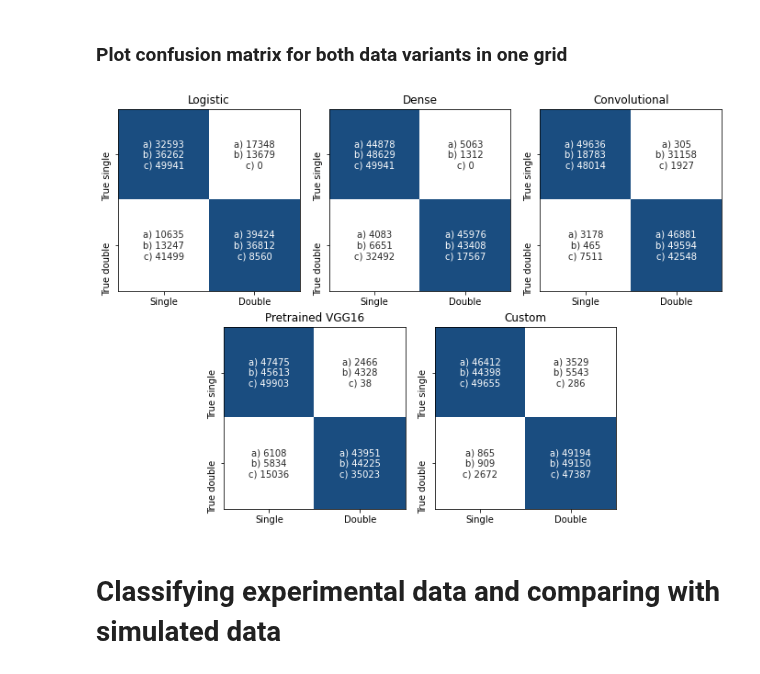
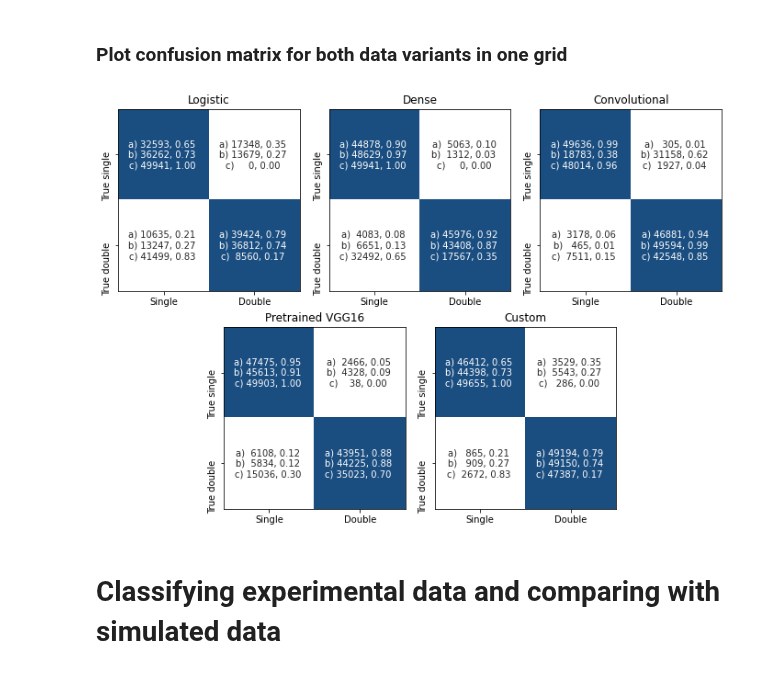
Before and after one commit to geirtul/master_analysis, a Jupyter notebook: notebooks/results/classification_simulated.ipynb, the cells around one changed output. Saved outputs shown, nothing was run; the diff lists cells and outputs as text; code cells hidden in the pictures.

```diff
--- a/notebooks/results/classification_simulated.ipynb
+++ b/notebooks/results/classification_simulated.ipynb
@@ -660,8 +738,7 @@ with open(fname, "w") as fp:
 # %% [markdown]
 ### Plot confusion matrix for both data variants in one grid
 # %%
-
-cm_log = all_test.loc['Logistic'][2:].values
+##### cm_log = all_test.loc['Logistic'][2:].values
 cm_dense = all_test.loc['Dense'][2:].values
 cm_cnn = all_test.loc['Convolutional'][2:].values
 cm_pretrained = all_test.loc['Pretrained VGG16'][2:].values
@@ -680,48 +757,76 @@ cm_pretrained_imbalanced = all_test_imbalanced.loc['Pretrained VGG16'][2:].value
 cm_custom_imbalanced = all_test_imbalanced.loc['Custom'][2:].values
 
 # Ratio calculations
-tot_test = test_images.shape[0]
+s_idx, d_idx, c_idx = event_indices(test_positions)
+tot_test = np.array([len(s_idx), len(d_idx), len(s_idx), len(d_idx)])
+#tot_test = test_images.shape[0]
 cm_log_rat = cm_log/tot_test
+cm_dense_rat = cm_dense/tot_test
+cm_cnn_rat = cm_cnn/tot_test
+cm_pretrained_rat = cm_pretrained/tot_test
+cm_custom_rat = cm_custom/tot_test
+
+cm_log_pmod_rat = cm_log_pmod/tot_test
+cm_dense_pmod_rat = cm_dense_pmod/tot_test
+cm_cnn_pmod_rat = cm_cnn_pmod/tot_test
+cm_pretrained_pmod_rat = cm_pretrained_pmod/tot_test
+cm_custom_pmod_rat = cm_custom_pmod/tot_test
+
+cm_log_imbalanced_rat = cm_log_imbalanced/tot_test
+cm_dense_imbalanced_rat = cm_dense_imbalanced/tot_test
+cm_cnn_imbalanced_rat = cm_cnn_imbalanced/tot_test
+cm_pretrained_imbalanced_rat = cm_pretrained_imbalanced/tot_test
+cm_custom_imbalanced_rat = cm_custom_imbalanced/tot_test
 
 # Strings with numbers to place in confusion matrix plots
-cm_log_tot = np.array(["a) {:.0f}\nb) {:.0f}\nc) {:.0f}".format(a,b,c) for a,b,c in zip(cm_log, cm_log_pmod, cm_log_imbalanced)]).reshape(2,2)
-cm_dense_tot = np.array(["a) {:.0f}\nb) {:.0f}\nc) {:.0f}".format(a,b,c) for a,b,c in zip(cm_dense, cm_dense_pmod, cm_dense_imbalanced)]).reshape(2,2)
-cm_cnn_tot = np.array(["a) {:.0f}\nb) {:.0f}\nc) {:.0f}".format(a,b,c) for a,b,c in zip(cm_cnn, cm_cnn_pmod, cm_cnn_imbalanced)]).reshape(2,2)
-cm_pretrained_tot = np.array(["a) {:.0f}\nb) {:.0f}\nc) {:.0f}".format(a,b,c) for a,b,c in zip(cm_pretrained, cm_pretrained_pmod, cm_pretrained_imbalanced)]).reshape(2,2)
-cm_custom_tot = np.array(["a) {:.0f}\nb) {:.0f}\nc) {:.0f}".format(a,b,c) for a,b,c in zip(cm_custom, cm_custom_pmod, cm_custom_imbalanced)]).reshape(2,2)
+cm_log_tot = np.array(["a) {:>5.0f}, {:<5.2f}\nb) {:>5.0f}, {:<5.2f}\nc) {:>5.0f}, {:<5.2f}".format(
+    a1,a2,b1,b2,c1,c2) for a1,b1,c1,a2,b2,c2 in zip(
+    cm_log, cm_log_pmod, cm_log_imbalanced, cm_log_rat,cm_log_pmod_rat, cm_log_imbalanced_rat)]).reshape(2,2)
+cm_dense_tot = np.array(["a) {:>5.0f}, {:<5.2f}\nb) {:>5.0f}, {:<5.2f}\nc) {:>5.0f}, {:<5.2f}".format(
+    a1,a2,b1,b2,c1,c2) for a1,b1,c1,a2,b2,c2 in zip(
+    cm_dense, cm_dense_pmod, cm_dense_imbalanced, cm_dense_rat, cm_dense_pmod_rat, cm_dense_imbalanced_rat)]).reshape(2,2)
+cm_cnn_tot = np.array(["a) {:>5.0f}, {:<5.2f}\nb) {:>5.0f}, {:<5.2f}\nc) {:>5.0f}, {:<5.2f}".format(
+    a1,a2,b1,b2,c1,c2) for a1,b1,c1,a2,b2,c2 in zip(
+    cm_cnn, cm_cnn_pmod, cm_cnn_imbalanced, cm_cnn_rat, cm_cnn_pmod_rat, cm_cnn_imbalanced_rat)]).reshape(2,2)
+cm_pretrained_tot = np.array(["a) {:>5.0f}, {:<5.2f}\nb) {:>5.0f}, {:<5.2f}\nc) {:>5.0f}, {:<5.2f}".format(
+    a1,a2,b1,b2,c1,c2) for a1,b1,c1,a2,b2,c2 in zip(
+    cm_pretrained, cm_pretrained_pmod, cm_pretrained_imbalanced, cm_pretrained_rat, cm_pretrained_pmod_rat, cm_pretrained_imbalanced_rat)]).reshape(2,2)
+cm_custom_tot = np.array(["a) {:>5.0f}, {:<5.2f}\nb) {:>5.0f}, {:<5.2f}\nc) {:>5.0f}, {:<5.2f}".format(
+    a1,a2,b1,b2,c1,c2) for a1,b1,c1,a2,b2,c2 in zip(
+    cm_custom, cm_custom_pmod, cm_custom_imbalanced, cm_log_rat, cm_log_pmod_rat, cm_log_imbalanced_rat)]).reshape(2,2)
 
 # Actual plotting
 fig1 = plt.figure(figsize=(12,8))
 tlabs_y = ['True single', 'True double']
 tlabs_x = ['Single', 'Double']
 cmap = matplotlib.colors.ListedColormap([(1.0, 1.0, 1.0), (0.1, 0.3, 0.5)])
 ax1 = plt.subplot2grid(shape=(2,6), loc=(0,0), colspan=2, fig=fig1)
 ax2 = plt.subplot2grid((2,6), (0,2), colspan=2, fig=fig1)
 ax3 = plt.subplot2grid((2,6), (0,4), colspan=2, fig=fig1)
 ax4 = plt.subplot2grid((2,6), (1,1), colspan=2, fig=fig1)
 ax5 = plt.subplot2grid((2,6), (1,3), colspan=2, fig=fig1)
 sns.heatmap(cm_log.reshape(2,2), annot=cm_log_tot, square=True, cmap=cmap, fmt='',
             xticklabels=tlabs_x, yticklabels=tlabs_y, cbar=False, ax=ax1)
 ax1.set_title("Logistic")
 for s in ax1.spines.values(): s.set_visible(True) # Keep frame around subplots
 sns.heatmap(cm_dense.reshape(2,2), annot=cm_dense_tot, square=True, cmap=cmap, fmt='',
             xticklabels=tlabs_x, yticklabels=tlabs_y, cbar=False, ax=ax2)
 ax2.set_title("Dense")
 for s in ax2.spines.values(): s.set_visible(True) # Keep frame around subplots
 sns.heatmap(cm_cnn.reshape(2,2), annot=cm_cnn_tot, square=True, cmap=cmap, fmt='',
             xticklabels=tlabs_x, yticklabels=tlabs_y, cbar=False, ax=ax3)
 ax3.set_title("Convolutional")
 for s in ax3.spines.values(): s.set_visible(True) # Keep frame around subplots
 sns.heatmap(cm_pretrained.reshape(2,2), annot=cm_pretrained_tot, square=True, cmap=cmap, fmt='',
             xticklabels=tlabs_x, yticklabels=tlabs_y, cbar=False, ax=ax4)
 ax4.set_title("Pretrained VGG16")
 for s in ax4.spines.values(): s.set_visible(True) # Keep frame around subplots
 sns.heatmap(cm_custom.reshape(2,2), annot=cm_custom_tot, square=True, cmap=cmap, fmt='',
             xticklabels=tlabs_x, yticklabels=tlabs_y, cbar=False, ax=ax5)
 ax5.set_title("Custom")
 for s in ax5.spines.values(): s.set_visible(True) # Keep frame around subplots
 plt.savefig(THESIS_PATH + section_path + 'confmat_simulated.pdf')
 # %% [output]
-[figure, old version]
+[figure, new version]
 # %% [markdown]
 # Classifying experimental data and comparing with simulated data
```
Also changed, not shown: parts of 21 cells of this notebook.
